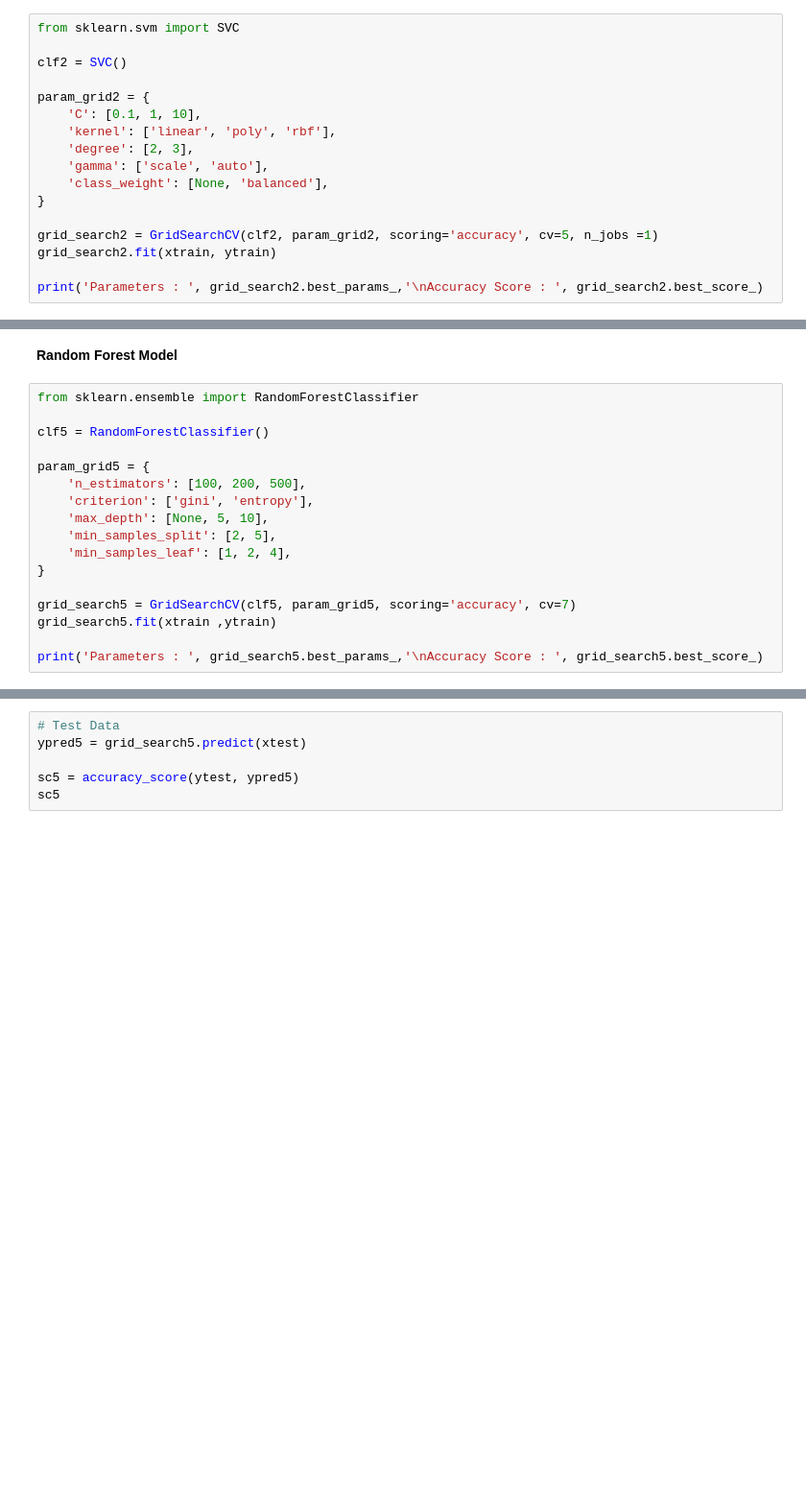
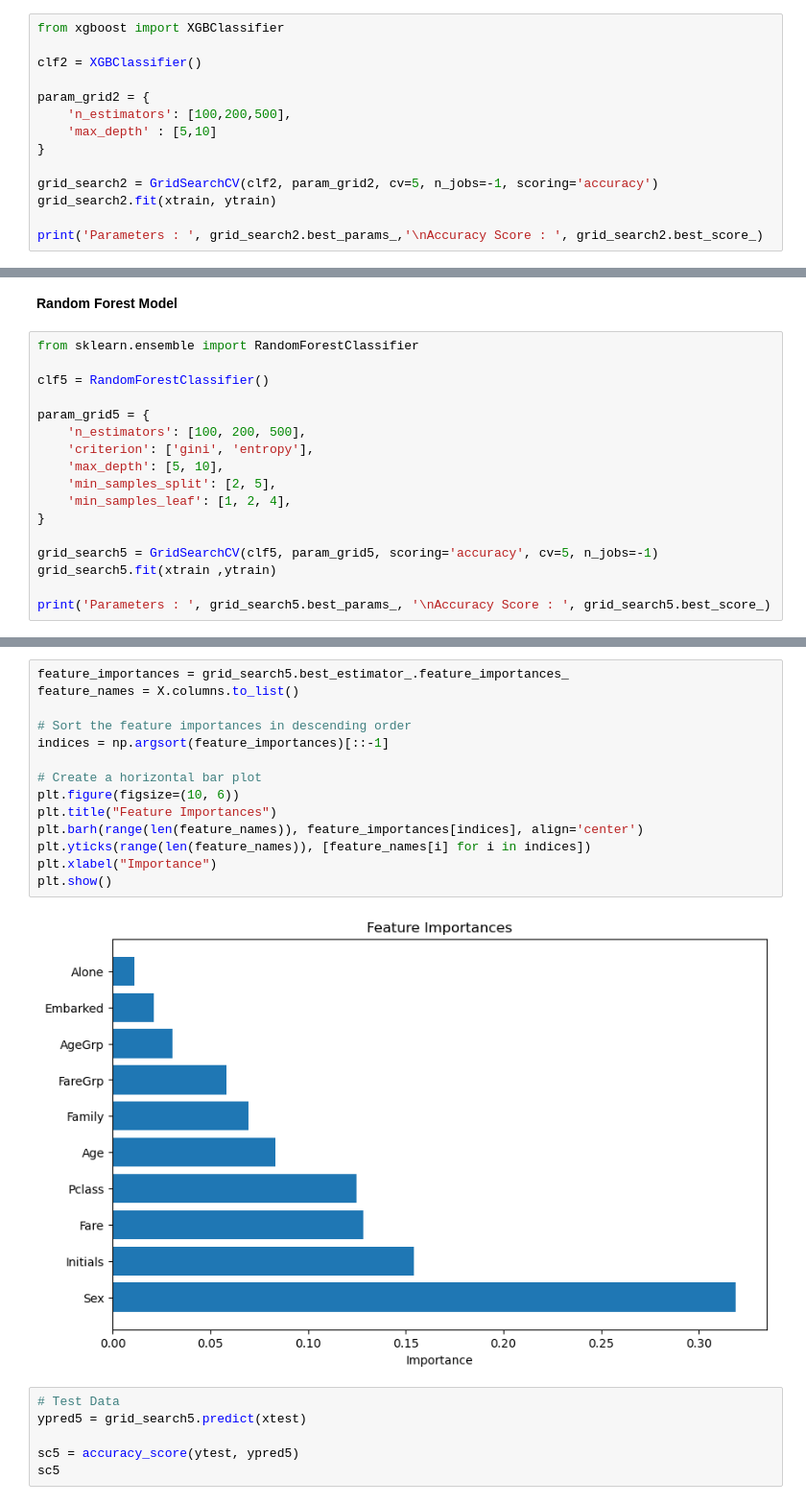
Before and after one commit to ashx010/Titanic_Analysis_Model, a Jupyter notebook: titanic-analysis-regression-model.ipynb, the cells around one changed output, grey strips where cells are left out. Shown at 96% size. Cells and saved outputs as stored; diff of their text form; blank space fills up the shorter version.

```diff
--- a/titanic-analysis-regression-model.ipynb
+++ b/titanic-analysis-regression-model.ipynb
@@ -900,17 +883,14 @@ sc1
 # %%
-from sklearn.svm import SVC
+from xgboost import XGBClassifier
 
-clf2 = SVC()
+clf2 = XGBClassifier()
 
 param_grid2 = {
-    'C': [0.1, 1, 10],
-    'kernel': ['linear', 'poly', 'rbf'],
-    'degree': [2, 3],
-    'gamma': ['scale', 'auto'],
-    'class_weight': [None, 'balanced'],
+    'n_estimators': [100,200,500],
+    'max_depth' : [5,10]
 }
 
-grid_search2 = GridSearchCV(clf2, param_grid2, scoring='accuracy', cv=5, n_jobs =1)
+grid_search2 = GridSearchCV(clf2, param_grid2, cv=5, n_jobs=-1, scoring='accuracy')
 grid_search2.fit(xtrain, ytrain)
 
 print('Parameters : ', grid_search2.best_params_,'\nAccuracy Score : ', grid_search2.best_score_)
@@ -991,13 +971,13 @@ clf5 = RandomForestClassifier()
 param_grid5 = {
     'n_estimators': [100, 200, 500],
     'criterion': ['gini', 'entropy'],
-    'max_depth': [None, 5, 10],
+    'max_depth': [5, 10],
     'min_samples_split': [2, 5],
     'min_samples_leaf': [1, 2, 4],
 }
 
-grid_search5 = GridSearchCV(clf5, param_grid5, scoring='accuracy', cv=7)
+grid_search5 = GridSearchCV(clf5, param_grid5, scoring='accuracy', cv=5, n_jobs=-1)
 grid_search5.fit(xtrain ,ytrain)
 
-print('Parameters : ', grid_search5.best_params_,'\nAccuracy Score : ', grid_search5.best_score_)
+print('Parameters : ', grid_search5.best_params_, '\nAccuracy Score : ', grid_search5.best_score_)
 # %% [output]
@@ -1006,3 +986,19 @@ Accuracy Score :  0.8426935130487838
+# %%
+feature_importances = grid_search5.best_estimator_.feature_importances_
+feature_names = X.columns.to_list()
+
+# Sort the feature importances in descending order
+indices = np.argsort(feature_importances)[::-1]
+
+# Create a horizontal bar plot
+plt.figure(figsize=(10, 6))
+plt.title("Feature Importances")
+plt.barh(range(len(feature_names)), feature_importances[indices], align='center')
+plt.yticks(range(len(feature_names)), [feature_names[i] for i in indices])
+plt.xlabel("Importance")
+plt.show()
+# %% [output]
+[figure, added]
 # %%
 # Test Data
 ypred5 = grid_search5.predict(xtest)
```
Also changed, not shown: parts of 55 cells of this notebook.
